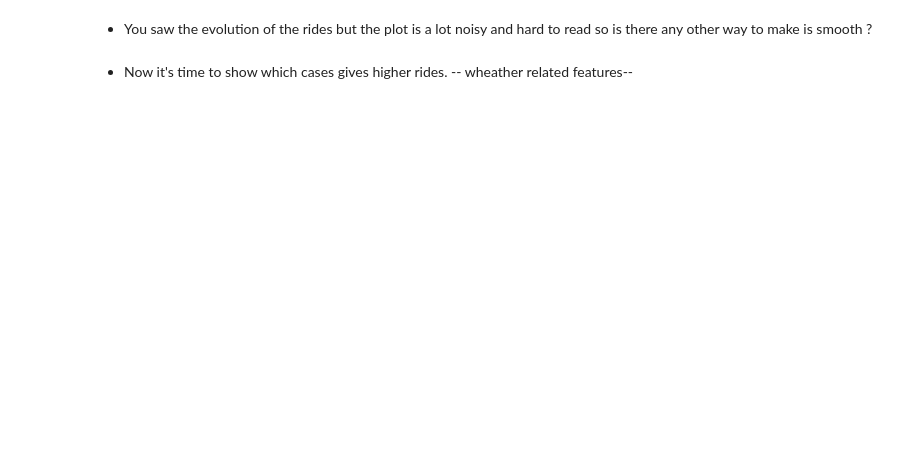
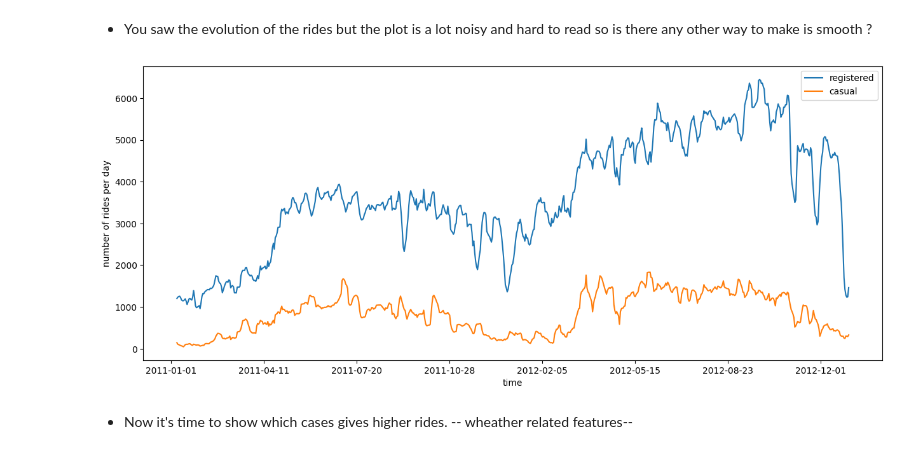
Before and after one commit to alaalmy-ahmed/Bike-Sharing-Analysis, a Jupyter notebook: Bike_Sharing.ipynb, the cells around one changed output. Saved outputs shown, nothing was run; the diff lists cells and outputs as text; code cells hidden in the pictures; blank space fills up the shorter version.

```diff
--- a/Bike_Sharing.ipynb
+++ b/Bike_Sharing.ipynb
@@ -103,16 +173,17 @@ plt.savefig('Figures/Evolution of rides.png', format='png')
 # %%
 # Using the rolling mean and standard with window of seven (No. days) deviation to smooth the plot
 
 data_plot = preprocessed_data[cols].groupby('dteday').sum()
 
 rolling_means = data_plot.rolling(7).mean()
-rolling_deviations = data_plot.rolling(7).std()
 
 ax = rolling_means.plot(figsize=(15, 6))
 
 ax.set_xlabel("time")
 ax.set_ylabel("number of rides per day");
 plt.savefig('Figures/rides_over_days.png', format='png')
+# %% [output]
+[figure, added]
 # %% [markdown]
 - Now it's time to show which cases gives higher rides.
 -- wheather related features--
```
Also changed, not shown: parts of 13 cells of this notebook, 3 other files.
